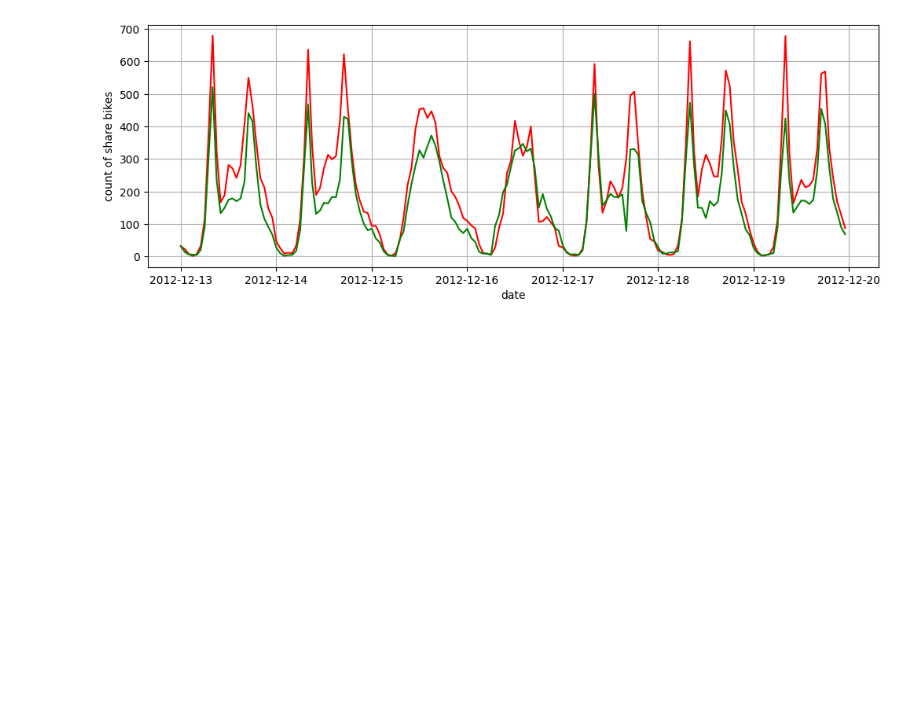
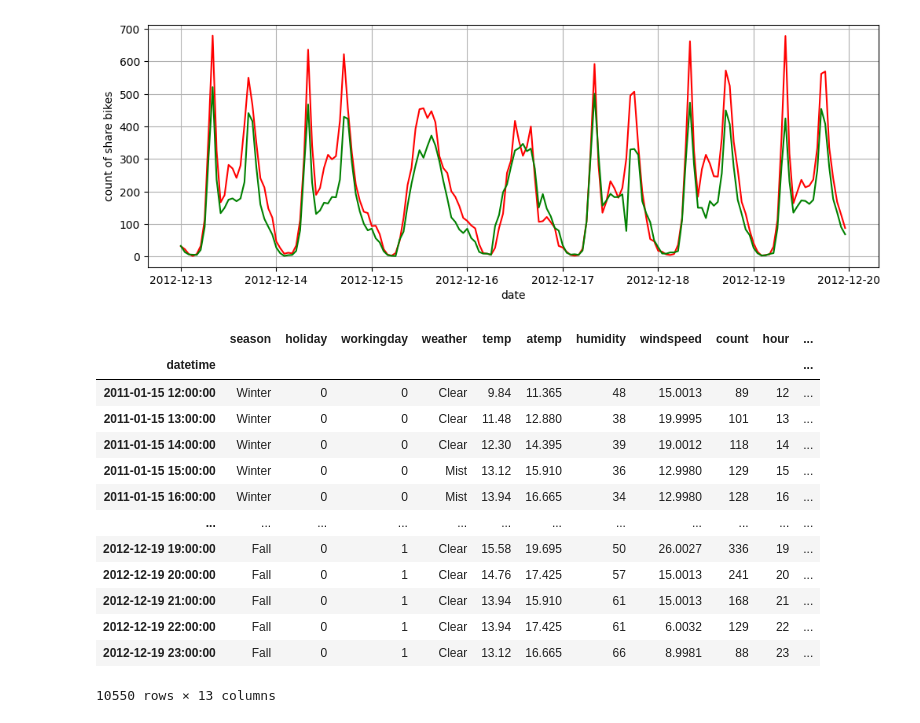
Before and after one commit to arnaldochm/time_series_advance, a Jupyter notebook: notebooks/notebook.ipynb, the cells around one changed output. Saved outputs shown, nothing was run; the diff lists cells and outputs as text; code cells hidden in the pictures; blank space fills up the shorter version.

```diff
--- a/notebooks/notebook.ipynb
+++ b/notebooks/notebook.ipynb
@@ -184,3 +183,24 @@ plt.grid()
 plt.show()
 # %% [output]
 [figure]
+# %%
+df['count_lagged_week'] = df['count'].shift(24*7) #Todo lo que ha pasado la semana anterior #Retrocedemos una semana 24*7 con shift
+
+df = df.dropna(how='any', axis = 0)
+
+df
+# %% [output]
+|  | season | holiday | workingday | weather | temp | atemp | humidity | windspeed | count | hour | ... |
+| datetime |  |  |  |  |  |  |  |  |  |  | ... |
+| 2011-01-15 12:00:00 | Winter | 0 | 0 | Clear | 9.84 | 11.365 | 48 | 15.0013 | 89 | 12 | ... |
+| 2011-01-15 13:00:00 | Winter | 0 | 0 | Clear | 11.48 | 12.880 | 38 | 19.9995 | 101 | 13 | ... |
+| 2011-01-15 14:00:00 | Winter | 0 | 0 | Clear | 12.30 | 14.395 | 39 | 19.0012 | 118 | 14 | ... |
+| 2011-01-15 15:00:00 | Winter | 0 | 0 | Mist | 13.12 | 15.910 | 36 | 12.9980 | 129 | 15 | ... |
+| 2011-01-15 16:00:00 | Winter | 0 | 0 | Mist | 13.94 | 16.665 | 34 | 12.9980 | 128 | 16 | ... |
+| ... | ... | ... | ... | ... | ... | ... | ... | ... | ... | ... | ... |
+| 2012-12-19 19:00:00 | Fall | 0 | 1 | Clear | 15.58 | 19.695 | 50 | 26.0027 | 336 | 19 | ... |
+| 2012-12-19 20:00:00 | Fall | 0 | 1 | Clear | 14.76 | 17.425 | 57 | 15.0013 | 241 | 20 | ... |
+| 2012-12-19 21:00:00 | Fall | 0 | 1 | Clear | 13.94 | 15.910 | 61 | 15.0013 | 168 | 21 | ... |
+| 2012-12-19 22:00:00 | Fall | 0 | 1 | Clear | 13.94 | 17.425 | 61 | 6.0032 | 129 | 22 | ... |
+| 2012-12-19 23:00:00 | Fall | 0 | 1 | Clear | 13.12 | 16.665 | 66 | 8.9981 | 88 | 23 | ... |
+10550 rows × 13 columns
```
Also changed, not shown: parts of 7 cells of this notebook.
